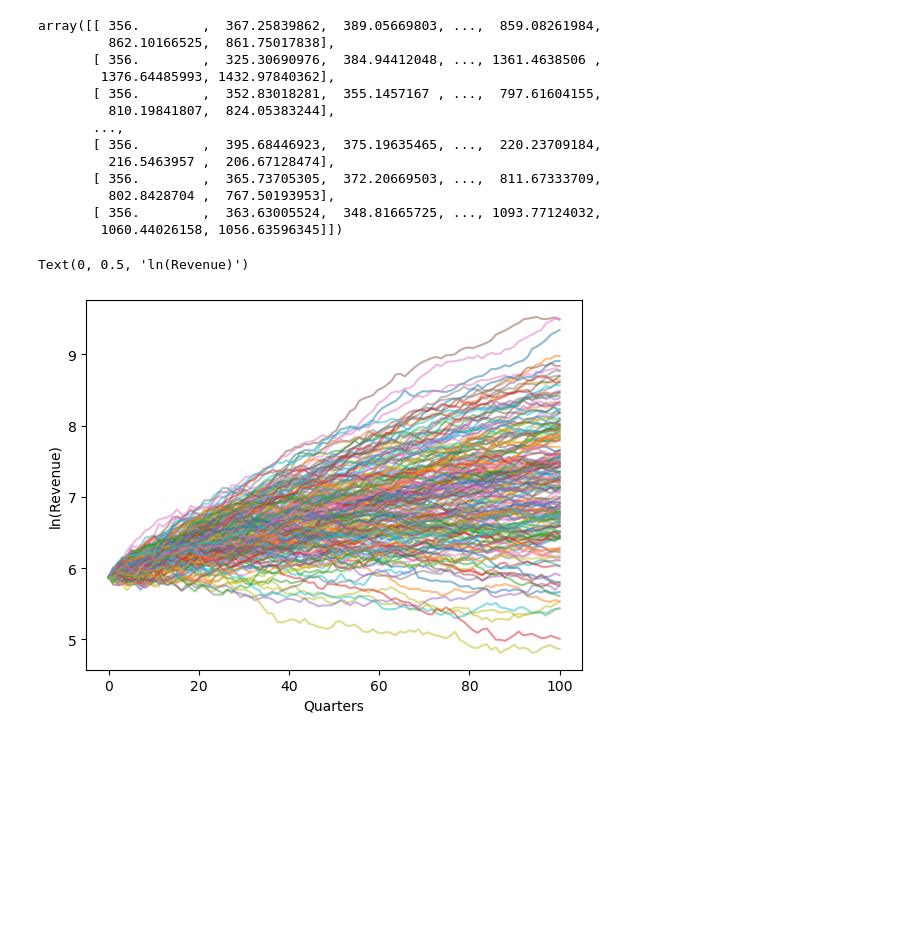
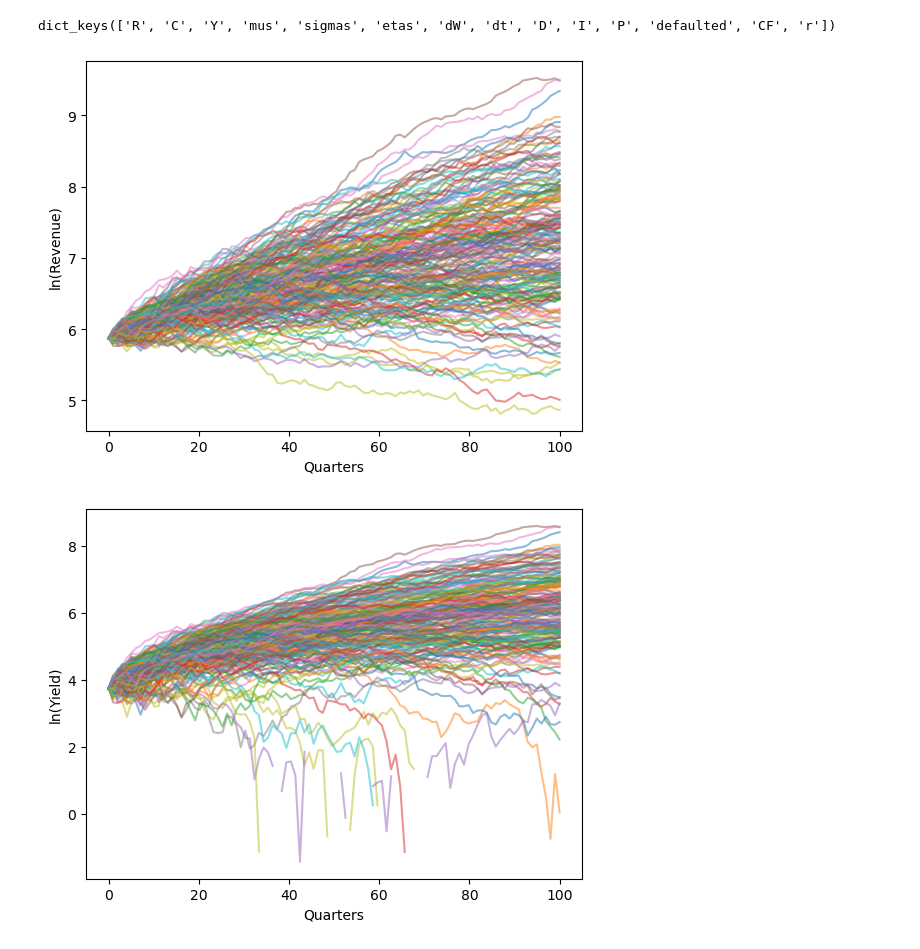
Before and after one commit to dolyasergey/master-thesis, a Jupyter notebook: LBO Simulation.ipynb, the cells around one changed output. Cells and saved outputs as stored; diff of their text form; code cells hidden in the pictures; blank space fills up the shorter version.

```diff
--- a/LBO Simulation.ipynb
+++ b/LBO Simulation.ipynb
@@ -24,38 +30,46 @@ params
 # %%
 T = 25
 n_steps = 100
-R = run_sim(
+alpha = 0.6
+entry_mult = 25
+output = run_sim(
     params,
     n_steps=n_steps,
     n_paths=1_000,
     T = T,
-    seed=99
+    alpha=alpha,
+    entry_mult=entry_mult,
+    seed=99,
+    stochastic_ir = True,
+    return_all = True
 )
 # %%
-R
+output.keys()
 # %% [output]
-array([[ 356.        ,  367.25839862,  389.05669803, ...,  859.08261984,
-         862.10166525,  861.75017838],
-       [ 356.        ,  325.30690976,  384.94412048, ..., 1361.4638506 ,
-        1376.64485993, 1432.97840362],
-       [ 356.        ,  352.83018281,  355.1457167 , ...,  797.61604155,
-         810.19841807,  824.05383244],
-       ...,
-       [ 356.        ,  395.68446923,  375.19635465, ...,  220.23709184,
-         216.5463957 ,  206.67128474],
-       [ 356.        ,  365.73705305,  372.20669503, ...,  811.67333709,
-         802.8428704 ,  767.50193953],
-       [ 356.        ,  363.63005524,  348.81665725, ..., 1093.77124032,
-        1060.44026158, 1056.63596345]])
+dict_keys(['R', 'C', 'Y', 'mus', 'sigmas', 'etas', 'dW', 'dt', 'D', 'I', 'P', 'defaulted', 'CF', 'r'])
 # %%
 fig, ax = plt.subplots()
 
 grid = np.linspace(0, T * 4, n_steps)
 
-for path in R[:200]:
+for path in output['R'][:200]:
     ax.plot(grid, np.log(path), alpha=.5)
 ax.set_xlabel('Quarters')
 ax.set_ylabel('ln(Revenue)')
+
+plt.show()
 # %% [output]
-Text(0, 0.5, 'ln(Revenue)')
 [figure]
+# %%
+fig, ax = plt.subplots()
+
+grid = np.linspace(0, T * 4, n_steps)
+
+for path in output['Y'][:200]:
+    ax.plot(grid, np.log(path), alpha=.5)
+ax.set_xlabel('Quarters')
+ax.set_ylabel('ln(Yield)')
+
+plt.show()
+# %% [output]
+[figure, added]
```
Also changed, not shown: parts of 6 cells of this notebook, 3 other files.
